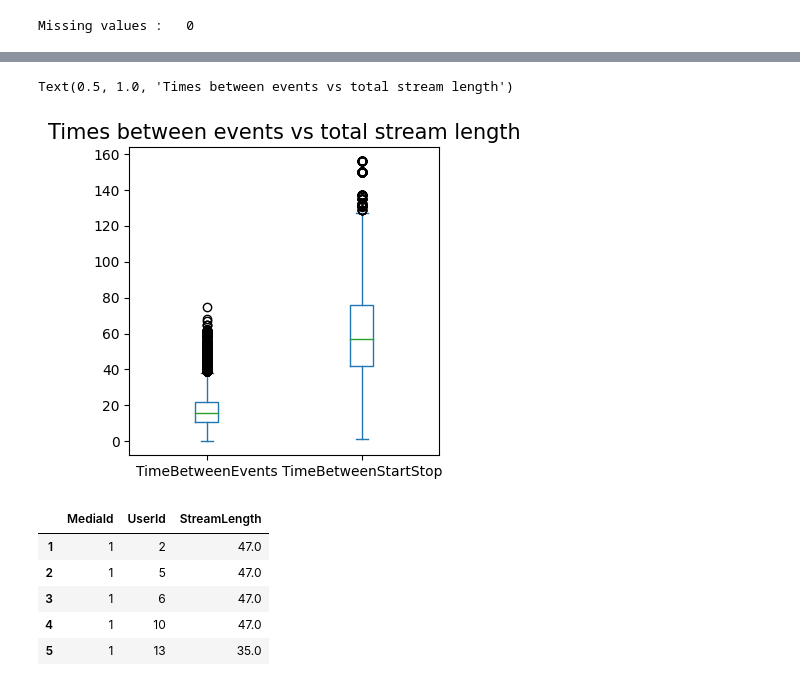
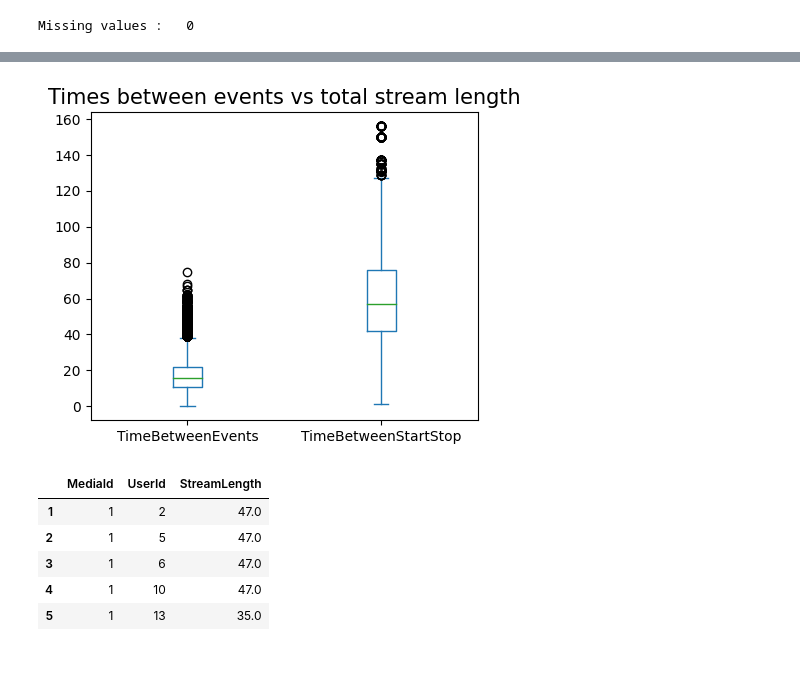
Before and after one commit to tessavdheiden/item-to-item-collaborative-filter, a Jupyter notebook: item_to_item_cf.ipynb, the cells around one changed output, grey strips where cells are left out. Saved outputs shown, nothing was run; the diff lists cells and outputs as text; code cells hidden in the pictures.

```diff
--- a/item_to_item_cf.ipynb
+++ b/item_to_item_cf.ipynb
@@ -101,19 +105,18 @@ df_media_users_grouped = df.groupby(['MediaId', 'UserId'], as_index=False).agg(
 # %%
 # StreamEnd means that the end of a stream is reached.
 # However, there are waypoints between start-end, end-end, end-stop.
 # Time between events on average is ~18 min, while total length ~58 min.
 contains_start = df_media_users_grouped['EventTypeList'].apply(lambda x: 'streamstart' in x)
 contains_end = df_media_users_grouped['EventTypeList'].apply(lambda x: 'streamend' in x)
 contains_stop = df_media_users_grouped['EventTypeList'].apply(lambda x: 'streamstop' in x)
 
 # plot difference in time between events, and total length, i.e. start-stop.
-_, ax = plt.subplots(figsize=(4,4))
+_, ax = plt.subplots(figsize=(5,4))
 df_start_end_stop = df_media_users_grouped[contains_start & contains_end & contains_stop]
 df_start_end_stop["TimeBetweenEvents"] = df_start_end_stop["EventTimesList"].apply(lambda x: np.array(x)).apply(lambda x: (x[1:] - x[:-1]).mean().total_seconds() // 60)
 df_start_end_stop["TimeBetweenStartStop"] = df_start_end_stop["EventTimesList"].apply(lambda x: np.array(x)).apply(lambda x: (x[-1] - x[0]).total_seconds() // 60)
 df_start_end_stop.plot.box(column=["TimeBetweenEvents", "TimeBetweenStartStop"], ax = ax)
-ax.set_title("Times between events vs total stream length", fontsize=FONTSIZE)
+ax.set_title("Times between events vs total stream length", fontsize=FONTSIZE);
 # %% [output]
-Text(0.5, 1.0, 'Times between events vs total stream length')
-[figure, old version]
+[figure, new version]
 # %%
```
Also changed, not shown: parts of 15 cells of this notebook.
